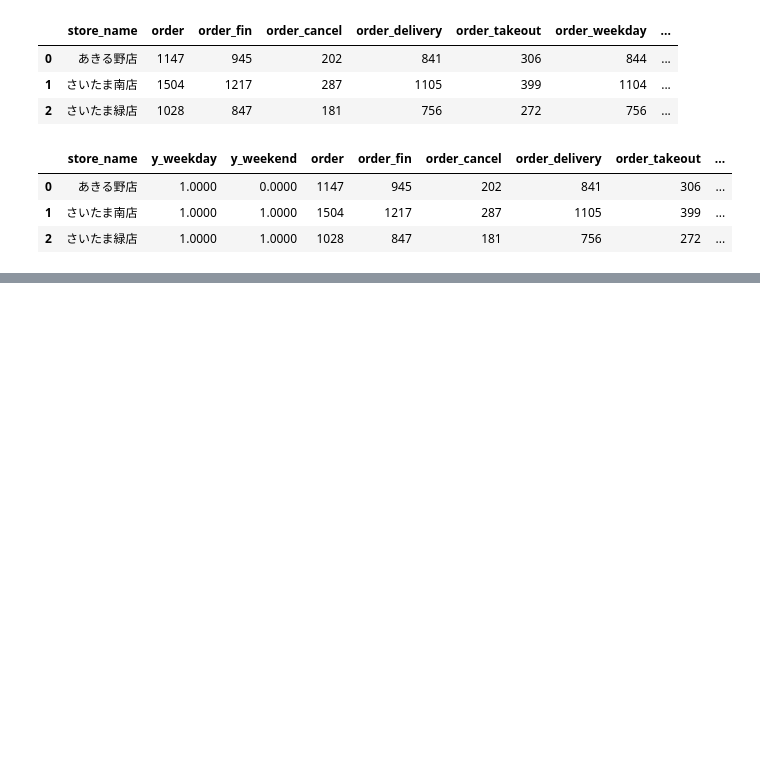
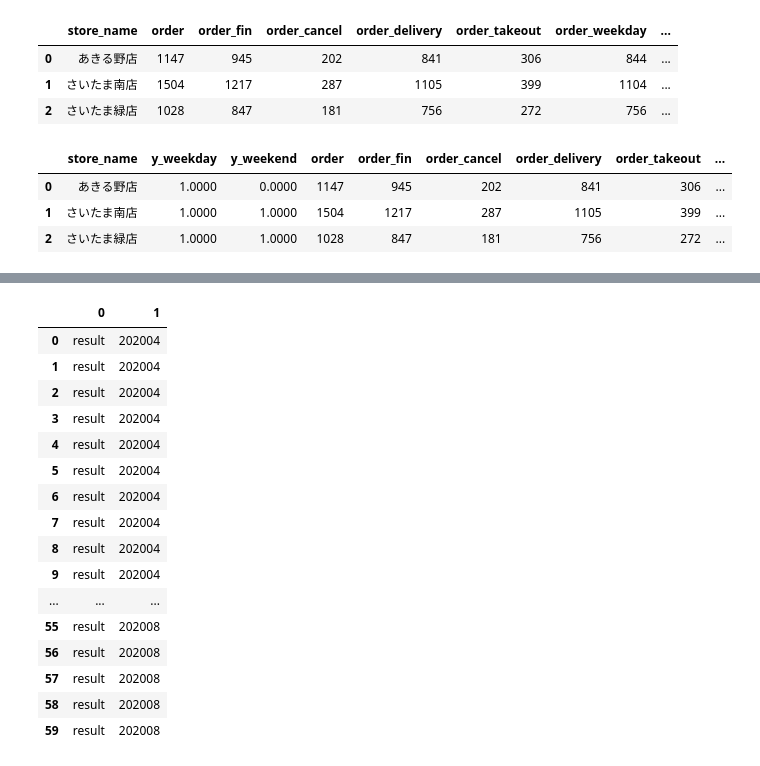
Before and after one commit to ginmaruGH/python-practical-machine-learning-system-100knocks, a Jupyter notebook: ch10/ch10.ipynb, the cells around one changed output, grey strips where cells are left out. Cells and saved outputs as stored; diff of their text form; code cells hidden in the pictures; blank space fills up the shorter version.

```diff
--- a/ch10/ch10.ipynb
+++ b/ch10/ch10.ipynb
@@ -70,0 +115,20 @@ display(ml_base_data.head(3))
+# %%
+score_all["dirs"].str.split("_", expand=True)
+# %% [output]
+|  | 0 | 1 |
+| 0 | result | 202004 |
+| 1 | result | 202004 |
+| 2 | result | 202004 |
+| 3 | result | 202004 |
+| 4 | result | 202004 |
+| 5 | result | 202004 |
+| 6 | result | 202004 |
+| 7 | result | 202004 |
+| 8 | result | 202004 |
+| 9 | result | 202004 |
+| ... | ... | ... |
+| 55 | result | 202008 |
+| 56 | result | 202008 |
+| 57 | result | 202008 |
+| 58 | result | 202008 |
+| 59 | result | 202008 |
```
Also changed, not shown: parts of 3 cells of this notebook.
